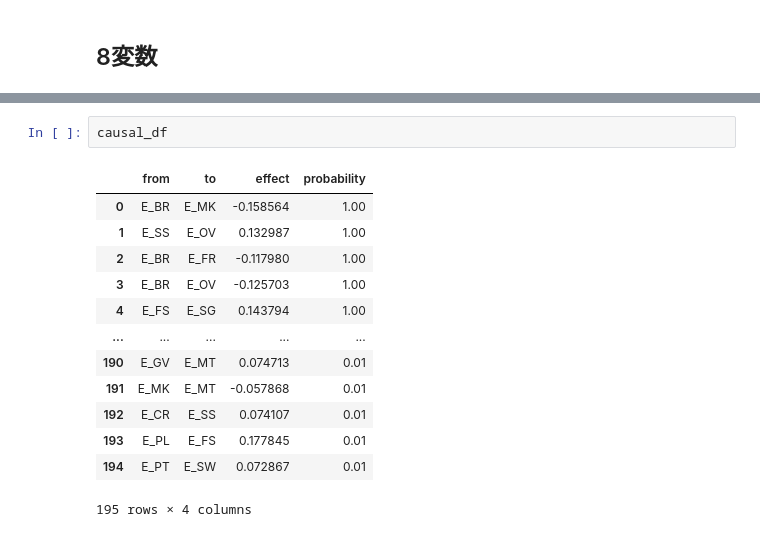
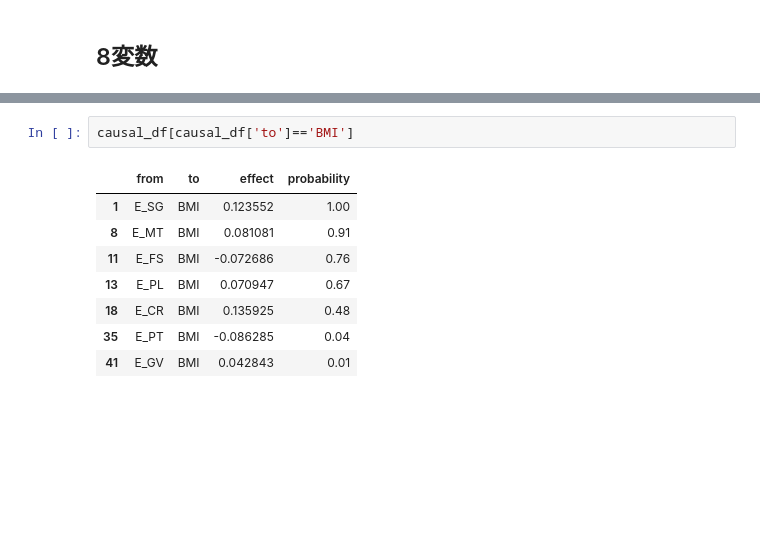
Before and after one commit to Shi-raishi/Graduation-research, a Jupyter notebook: nutr__all_data.ipynb, the cells around one changed output, grey strips where cells are left out. Drawn from its saved outputs; the diff is of its cells as text; blank space fills up the shorter version.

```diff
--- a/nutr__all_data.ipynb
+++ b/nutr__all_data.ipynb
@@ -388,19 +463,14 @@ dot
         BMI <--- E_FS (b<0)
         BMI <--- E_MT (b>0)
 [drawing not drawn]
-# %%
-causal_df
-# %% [output]
-|  | from | to | effect | probability |
-| 0 | E_BR | E_MK | -0.158564 | 1.00 |
-| 1 | E_SS | E_OV | 0.132987 | 1.00 |
-| 2 | E_BR | E_FR | -0.117980 | 1.00 |
-| 3 | E_BR | E_OV | -0.125703 | 1.00 |
-| 4 | E_FS | E_SG | 0.143794 | 1.00 |
-| ... | ... | ... | ... | ... |
-| 190 | E_GV | E_MT | 0.074713 | 0.01 |
-| 191 | E_MK | E_MT | -0.057868 | 0.01 |
-| 192 | E_CR | E_SS | 0.074107 | 0.01 |
-| 193 | E_PL | E_FS | 0.177845 | 0.01 |
-| 194 | E_PT | E_SW | 0.072867 | 0.01 |
-195 rows × 4 columns
+# %%
+causal_df[causal_df['to']=='BMI']
+# %% [output]
+|  | from | to | effect | probability |
+| 1 | E_SG | BMI | 0.123552 | 1.00 |
+| 8 | E_MT | BMI | 0.081081 | 0.91 |
+| 11 | E_FS | BMI | -0.072686 | 0.76 |
+| 13 | E_PL | BMI | 0.070947 | 0.67 |
+| 18 | E_CR | BMI | 0.135925 | 0.48 |
+| 35 | E_PT | BMI | -0.086285 | 0.04 |
+| 41 | E_GV | BMI | 0.042843 | 0.01 |
```
Also changed, not shown: parts of 9 cells of this notebook.
